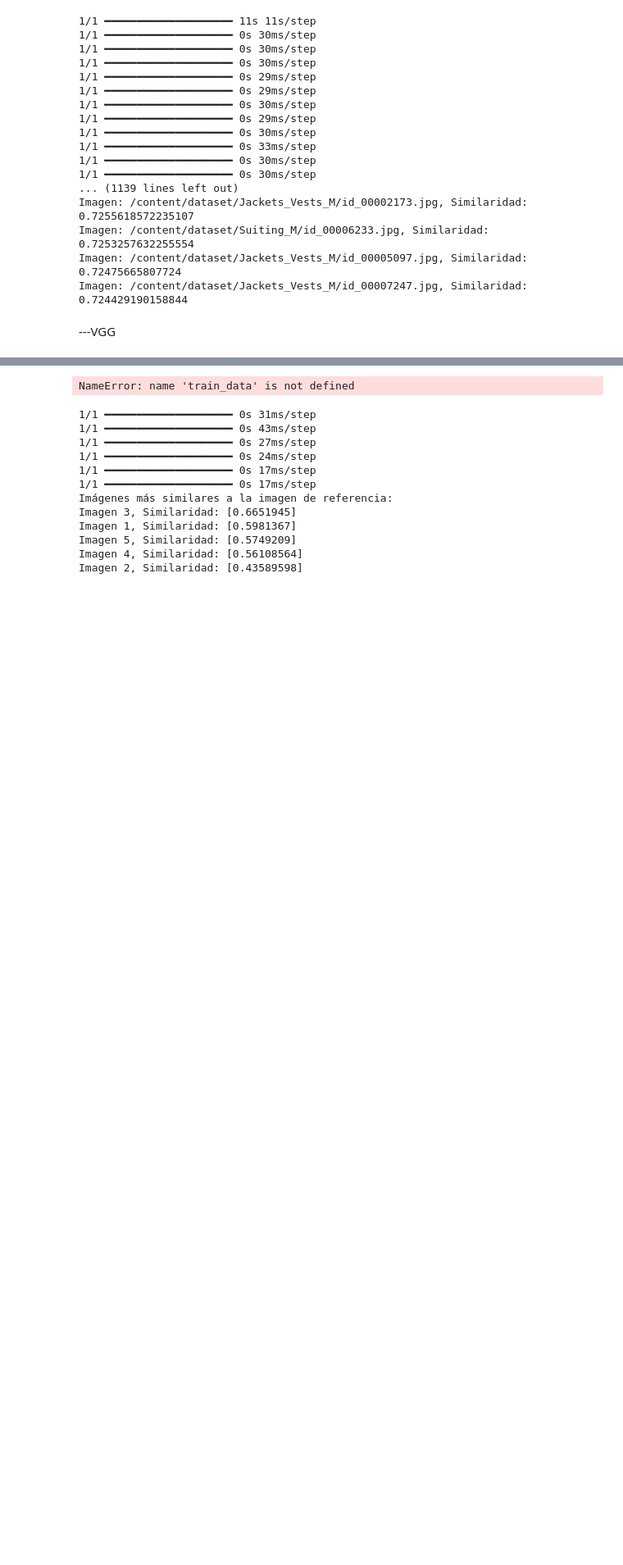
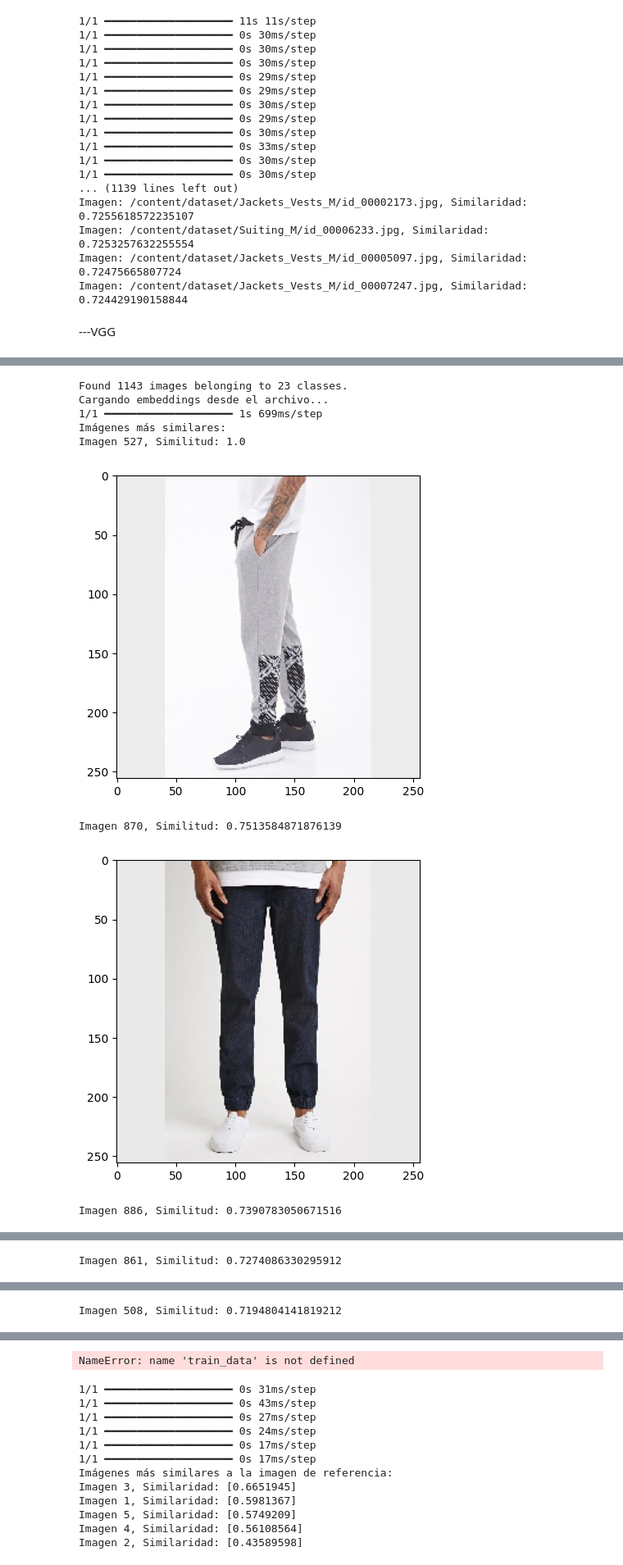
Before and after one commit to ToniMarGar/Final_Project-Clothify, a Jupyter notebook: Proyecto_final_Clothify_test_ResNet.ipynb, the cells around one changed output, grey strips where cells are left out. Shown at 82% size. Drawn from its saved outputs; the diff is of its cells as text; code cells hidden in the pictures; blank space fills up the shorter version.

```diff
--- a/Proyecto_final_Clothify_test_ResNet.ipynb
+++ b/Proyecto_final_Clothify_test_ResNet.ipynb
@@ -1078,0 +1069,77 @@ print(similar_images[:5])  # Muestra las primeras 5 tuplas
+# %%
+from scipy.spatial.distance import cosine
+import numpy as np
+
+reference_image_path = '/content/dataset/Pants_M/id_00000063.jpg'  # Ruta de la imagen de referencia
+
+# Función para obtener los embeddings de una imagen
+def get_image_embeddings(object_image: Image):
+    image_array = np.expand_dims(image.img_to_array(object_image), axis=0)
+    image_embedding = vgg19.predict(image_array)  # Usamos el modelo VGG19
+    return image_embedding
+
+# Función para obtener la similitud entre dos imágenes utilizando la distancia coseno
+def get_cosine_similarity(reference_embedding, image_embedding):
+    return 1 - cosine(reference_embedding, image_embedding)  # 1 - distancia coseno para obtener una similitud
+
+# Función para obtener la similitud de una imagen de referencia con otras imágenes en el dataset
+def get_similarity_score(reference_image_path, image_paths, embeddings):
+    reference_image = load_image(reference_image_path)
+    reference_embedding = get_image_embeddings(reference_image)
+
+    similarities = []
+    # Comparar el embedding de la imagen de referencia con todos los embeddings del dataset
+    for i, embedding in enumerate(embeddings):
+        similarity = get_cosine_similarity(reference_embedding.flatten(), embedding.flatten())  # aplanar el embedding
+        similarities.append((i, similarity))  # Almacenar el índice y la similitud
+
+    # Ordenar las imágenes por similitud (de mayor a menor)
+    similarities = sorted(similarities, key=lambda x: x[1], reverse=True)
+
+    return similarities
+
+# Ejemplo de carga de imágenes para entrenamiento
+train_datagen = ImageDataGenerator(rescale=1./255)
+train_data = train_datagen.flow_from_directory(
+    '/content/dataset',
+    target_size=(224, 224),
+    batch_size=32,
+    class_mode='categorical'
+)
+
+# Obtener todas las imágenes del dataset
+dataset_directory = '/content/dataset'  # Modifica esto con la ruta de tu dataset
+image_paths = get_all_image_paths(dataset_directory)
+
+# Verificar si ya existen embeddings guardados
+embeddings_file_path = 'image_embeddings.npy'
+
+if os.path.exists(embeddings_file_path):
+    print("Cargando embeddings desde el archivo...")
+    # Cargar los embeddings almacenados
+    embeddings = load_embeddings(embeddings_file_path)
+else:
+    print("Calculando y guardando embeddings...")
+    # Calcular los embeddings para todas las imágenes del dataset
+    embeddings = batch_get_image_embeddings(image_paths)
+    # Guardar los embeddings para su posterior uso
+    save_embeddings(embeddings, embeddings_file_path)
+
+# Calcular las imágenes más similares a una imagen de referencia
+similar_images = get_similarity_score(reference_image_path, image_paths, embeddings)
+
+# Mostrar las imágenes más similares
+print("Imágenes más similares:")
+for idx, score in similar_images[:5]:  # Mostrar las 5 imágenes más similares
+    print(f"Imagen {idx + 1}, Similitud: {score}")
+    show_image(image_paths[idx])  # Mostrar la imagen
+# %% [output]
+Found 1143 images belonging to 23 classes.
+Cargando embeddings desde el archivo...
+1/1 ━━━━━━━━━━━━━━━━━━━━ 1s 699ms/step
+Imágenes más similares:
+Imagen 527, Similitud: 1.0
+[figure, added]
+Imagen 870, Similitud: 0.7513584871876139
+[figure, added]
+Imagen 886, Similitud: 0.7390783050671516
@@ -1078,0 +1147 @@ print(similar_images[:5])  # Muestra las primeras 5 tuplas
+Imagen 861, Similitud: 0.7274086330295912
@@ -1078,0 +1149 @@ print(similar_images[:5])  # Muestra las primeras 5 tuplas
+Imagen 508, Similitud: 0.7194804141819212
```
Also changed, not shown: parts of 4 cells of this notebook.
